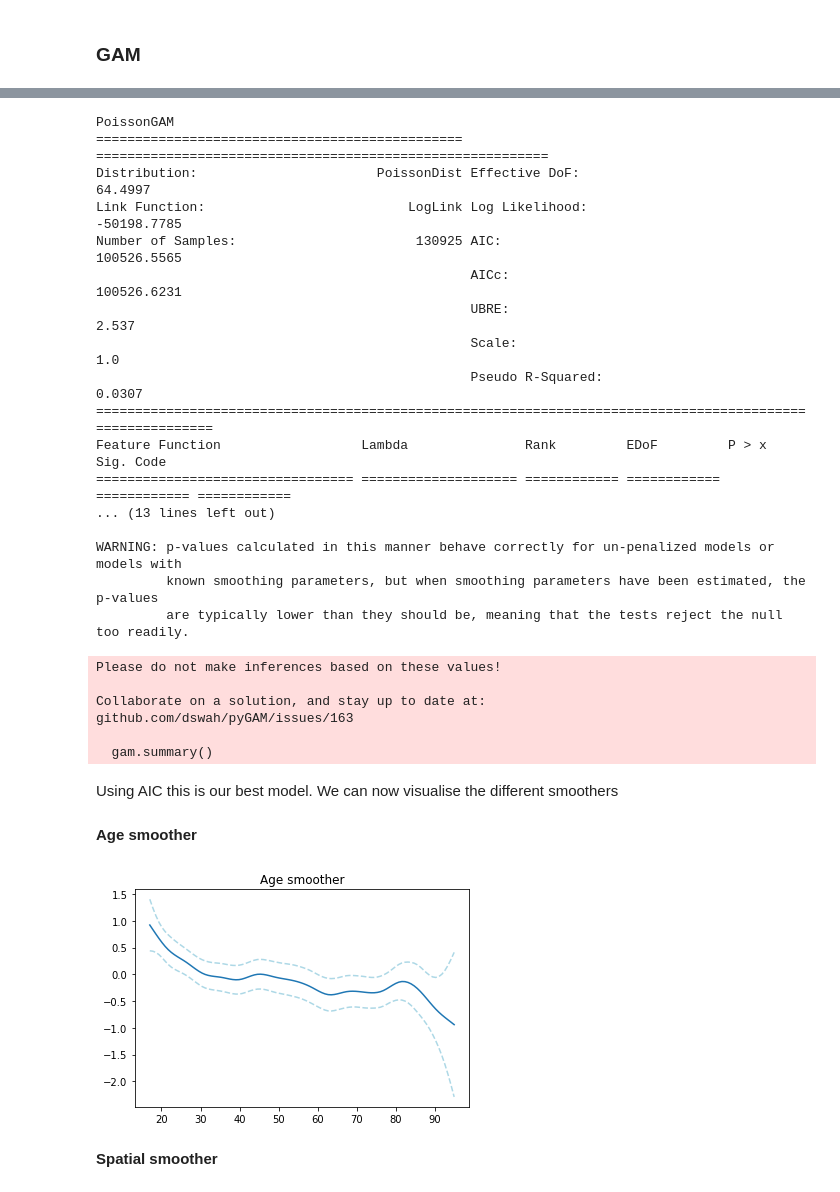
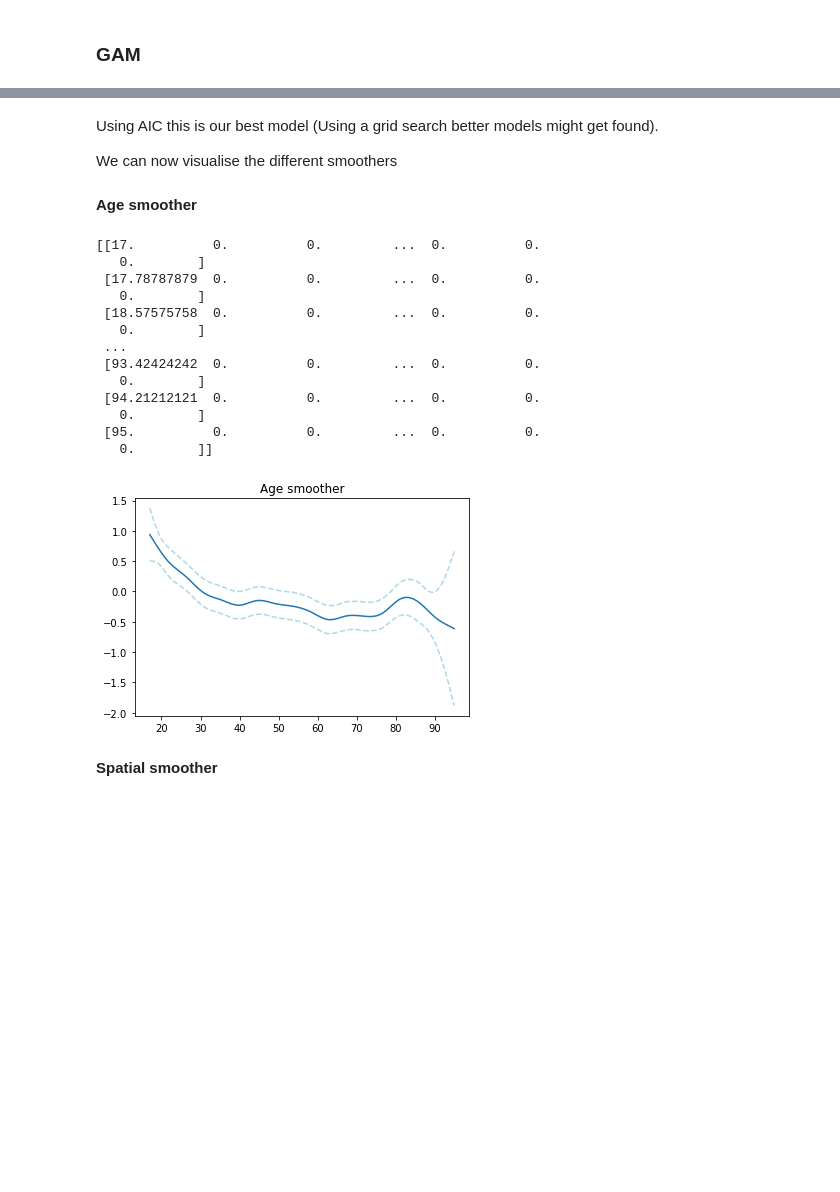
Before and after one commit to Pabb0/claims_analysis, a Jupyter notebook: script/analysis.ipynb, the cells around one changed output, grey strips where cells are left out. Drawn from its saved outputs; the diff is of its cells as text; code cells hidden in the pictures; blank space fills up the shorter version.

```diff
--- a/script/analysis.ipynb
+++ b/script/analysis.ipynb
@@ -260,6 +262,10 @@ X_train.head()
 # %%
 from pygam.pygam import PoissonGAM
 from pygam import s, te, f
+
+def cat_to_num(df, columns):
+    df[columns] = df[columns].apply(lambda col:pd.Categorical(col).codes)
+    return df
 # %%
 # Preprocessing for GAM
 
@@ -355,5 +305,6 @@ spatial_plot_exposure = postal_code_df_plot['exposure'].values
 # %%
 # Fit GAM
-gam = PoissonGAM(te(10, 11) + s(0) + f(1) + f(3) + f(4) + f(8) + te(0, 9))
+gam = PoissonGAM(s(0) + f(1) + f(2) + f(3) + f(4) + f(8) + f(9) + te(10, 11))
 gam.fit(X, y, exposure=exposure)
+gam.summary()
 # %% [output]
@@ -364,45 +334,33 @@ PoissonGAM(callbacks=[Deviance(), Diffs()], fit_intercept=True,
-# %%
-gam.summary()
-# %% [output]
-PoissonGAM
-=============================================== ==========================================================
-Distribution:                       PoissonDist Effective DoF:                                     64.4997
-Link Function:                          LogLink Log Likelihood:                                -50198.7785
-Number of Samples:                       130925 AIC:                                           100526.5565
-                                                AICc:                                          100526.6231
-                                                UBRE:                                                2.537
-                                                Scale:                                                 1.0
-                                                Pseudo R-Squared:                                   0.0307
-==========================================================================================================
-Feature Function                  Lambda               Rank         EDoF         P > x        Sig. Code
-================================= ==================== ============ ============ ============ ============
-... (13 lines left out)
-
-WARNING: p-values calculated in this manner behave correctly for un-penalized models or models with
-         known smoothing parameters, but when smoothing parameters have been estimated, the p-values
-         are typically lower than they should be, meaning that the tests reject the null too readily.
-Please do not make inferences based on these values!
-
-Collaborate on a solution, and stay up to date at:
-github.com/dswah/pyGAM/issues/163
-
-  gam.summary()
 # %% [markdown]
-Using AIC this is our best model.
+Using AIC this is our best model (Using a grid search better models might get found).
+
 We can now visualise the different smoothers
 # %% [markdown]
 **Age smoother**
 # %%
 # Visualise age term (second term in our GAM)
-XX = gam.generate_X_grid(term=1)
+XX = gam.generate_X_grid(term=0)
 
 # Age is first term in our data X
-plt.plot(XX[:, 0], gam.partial_dependence(term=1, X=XX))
-plt.plot(XX[:, 0], gam.partial_dependence(term=1, X=XX, width=.95)[1], c='lightblue', ls='--')
+plt.plot(XX[:, 0], gam.partial_dependence(term=0, X=XX))
+plt.plot(XX[:, 0], gam.partial_dependence(term=0, X=XX, width=.95)[1], c='lightblue', ls='--')
 plt.title('Age smoother')
 plt.show()
 # %% [output]
+[[17.          0.          0.         ...  0.          0.
+   0.        ]
+ [17.78787879  0.          0.         ...  0.          0.
+   0.        ]
+ [18.57575758  0.          0.         ...  0.          0.
+   0.        ]
+ ...
+ [93.42424242  0.          0.         ...  0.          0.
+   0.        ]
+ [94.21212121  0.          0.         ...  0.          0.
+   0.        ]
+ [95.          0.          0.         ...  0.          0.
+   0.        ]]
-[figure, old version]
+[figure, new version]
 # %% [markdown]
 **Spatial smoother**
 # %%
```
Also changed, not shown: parts of 14 cells of this notebook, 1 other file.
